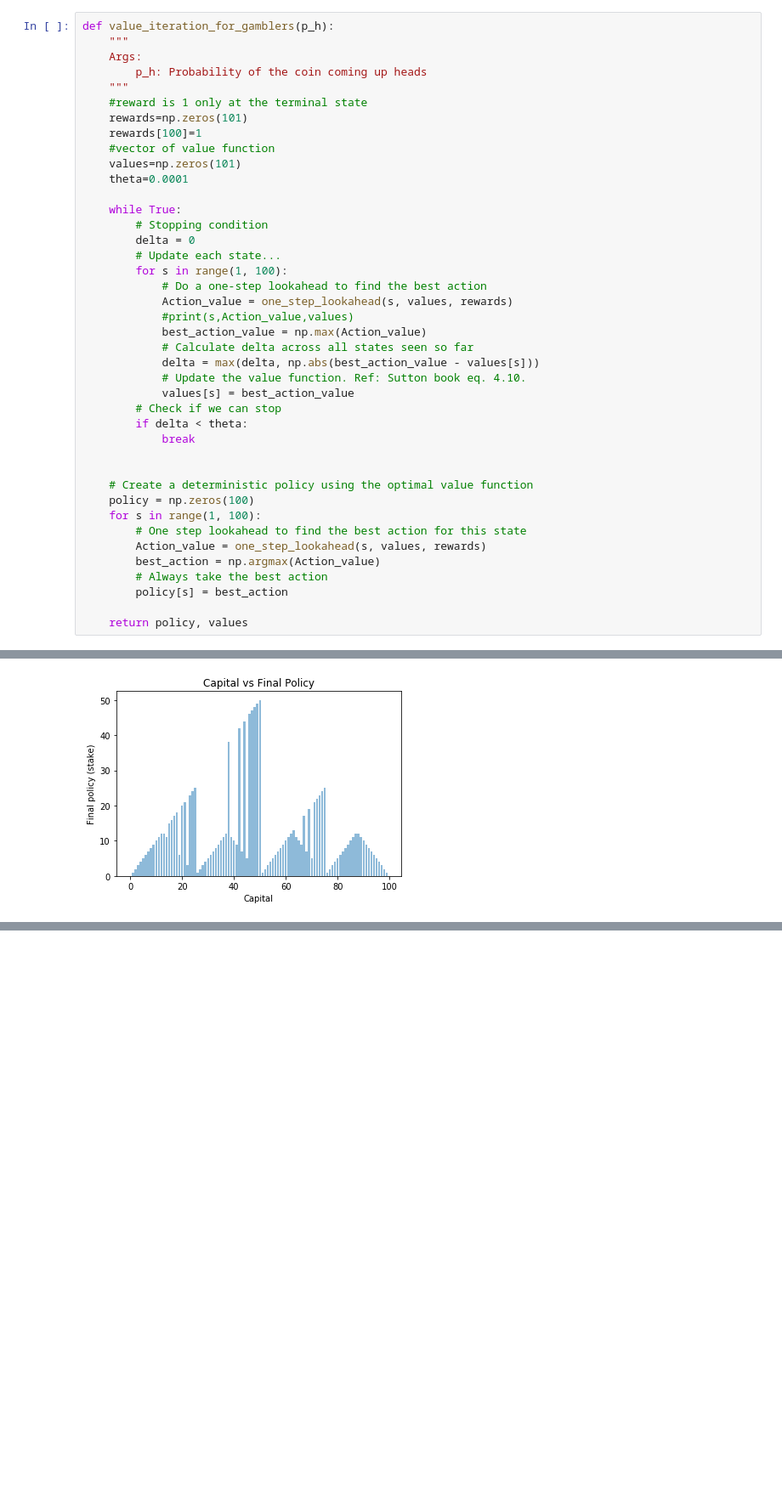
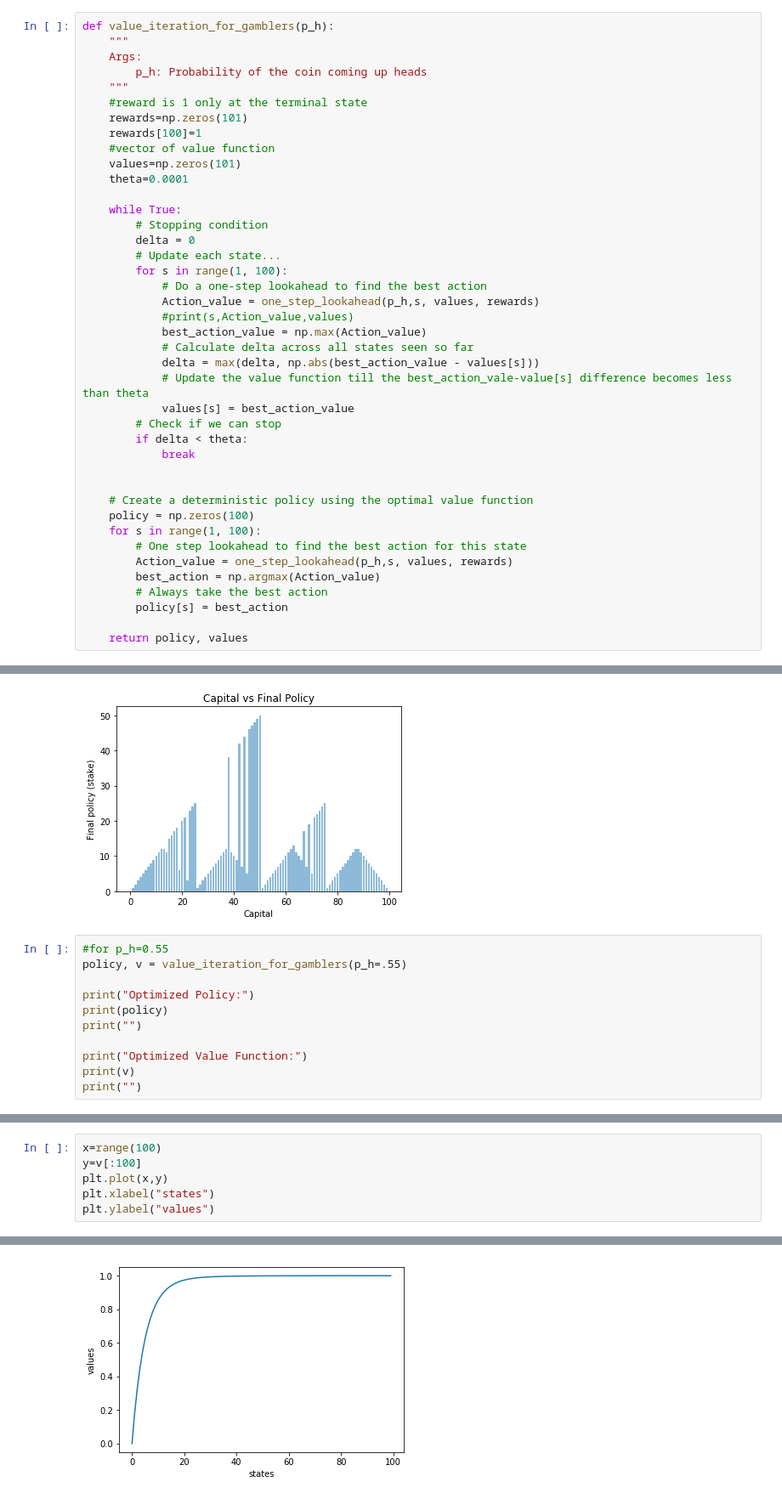
Before and after one commit to namanbiyani/Reinforcement-Learning-Stamatics, a Jupyter notebook: 2. Dynamic Programming/Gamblers Problem.ipynb, the cells around one changed output, grey strips where cells are left out. Shown at 85% size. Cells and saved outputs as stored; diff of their text form; blank space fills up the shorter version.

```diff
--- a/2. Dynamic Programming/Gamblers Problem.ipynb
+++ b/2. Dynamic Programming/Gamblers Problem.ipynb
@@ -47,12 +47,12 @@ def value_iteration_for_gamblers(p_h):
         # Update each state...
         for s in range(1, 100):
             # Do a one-step lookahead to find the best action
-            Action_value = one_step_lookahead(s, values, rewards)
+            Action_value = one_step_lookahead(p_h,s, values, rewards)
             #print(s,Action_value,values)
             best_action_value = np.max(Action_value)
             # Calculate delta across all states seen so far
             delta = max(delta, np.abs(best_action_value - values[s]))
-            # Update the value function. Ref: Sutton book eq. 4.10.
+            # Update the value function till the best_action_vale-value[s] difference becomes less than theta
             values[s] = best_action_value
         # Check if we can stop
         if delta < theta:
@@ -63,7 +63,7 @@ def value_iteration_for_gamblers(p_h):
     policy = np.zeros(100)
     for s in range(1, 100):
         # One step lookahead to find the best action for this state
-        Action_value = one_step_lookahead(s, values, rewards)
+        Action_value = one_step_lookahead(p_h,s, values, rewards)
         best_action = np.argmax(Action_value)
         # Always take the best action
         policy[s] = best_action
@@ -146,3 +151,14 @@ plt.title('Capital vs Final Policy')
 plt.show()
 # %% [output]
 [figure]
+# %%
+#for p_h=0.55
+policy, v = value_iteration_for_gamblers(p_h=.55)
+
+print("Optimized Policy:")
+print(policy)
+print("")
+
+print("Optimized Value Function:")
+print(v)
+print("")
@@ -148,0 +183,7 @@ plt.show()
+# %%
+x=range(100)
+y=v[:100]
+plt.plot(x,y)
+plt.xlabel("states")
+plt.ylabel("values")
+# %% [output]
@@ -148,0 +191 @@ plt.show()
+[figure, added]
```
Also changed, not shown: parts of 6 cells of this notebook, 32 other files.
